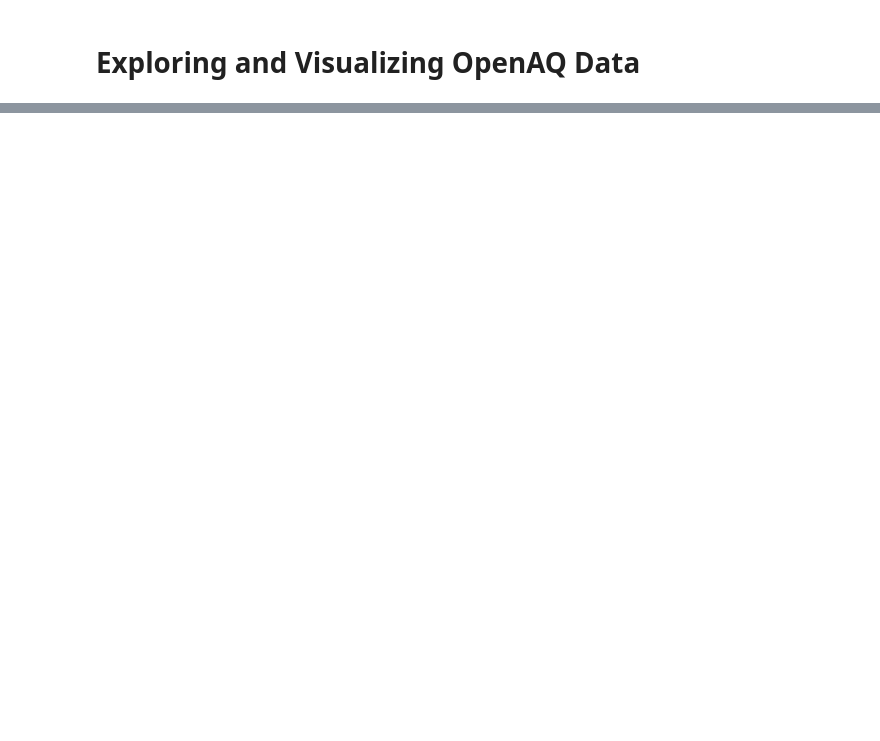
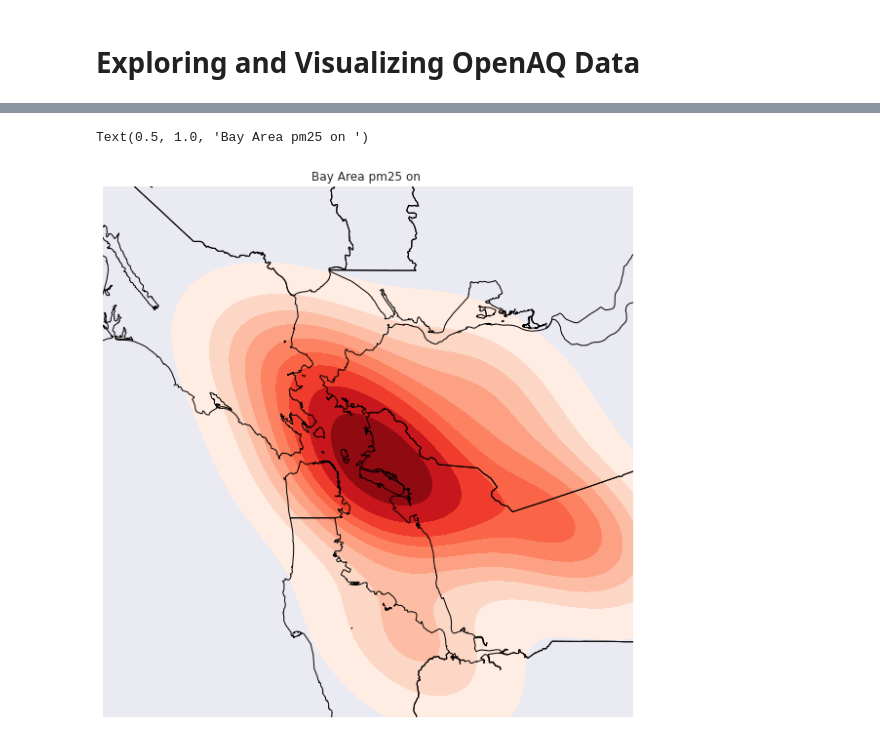
Before and after one commit to UCB-stat-159-s22/hw07-group13, a Jupyter notebook: ExplorationAndVisualization.ipynb, the cells around one changed output, grey strips where cells are left out. Drawn from its saved outputs; the diff is of its cells as text; code cells hidden in the pictures; blank space fills up the shorter version.

```diff
--- a/ExplorationAndVisualization.ipynb
+++ b/ExplorationAndVisualization.ipynb
@@ -144,0 +149,5 @@ darkday
+# %%
+test = api.measurements(city='San Francisco-Oakland-Fremont', date_from='2020-09-07', date_to='2020-09-08', df=True, limit=1000)
+test = test[test['parameter'] == 'pm25']
+test = test[test['date.utc'] == '2020-09-07 13:00:00+00:00']
+test
@@ -144,0 +167,5 @@ darkday
+# %%
+geometry = [Point(xy) for xy in zip(test['coordinates.longitude'], test['coordinates.latitude'])]
+gdf = GeoDataFrame(test, geometry=geometry)
+
+gdf
@@ -144,0 +185,31 @@ darkday
+# %%
+proj = gcrs.AlbersEqualArea(central_latitude=37.8711428, central_longitude=-122.3714777)
+fig= plt.figure(figsize=(10, 10))
+ax1 = plt.subplot(111, projection=proj)
+
+gplt.kdeplot(
+    gdf,
+    cmap='Reds',
+    projection=proj,
+    shade=True, thresh=0.05,
+    ax=ax1
+)
+gplt.polyplot(world, zorder=1, ax=ax1)
+ax1.axis(xmin=-50000,xmax=60000, ymin=-60000, ymax=50000)
+ax1.set_title("Bay Area pm25 on ")
+
+# gplt.kdeplot(
+#     nyc_collision_factors[
+#         nyc_collision_factors['CONTRIBUTING FACTOR VEHICLE 1'] == "Lost Consciousness"
+#     ],
+#     cmap='Reds',
+#     projection=proj,
+#     shade=True, thresh=0.05,
+#     clip=nyc_boroughs.geometry,
+#     ax=ax2
+# )
+# gplt.polyplot(nyc_boroughs, zorder=1, ax=ax2)
+# ax2.set_title("Loss of Consciousness Crashes, 2016")
+# %% [output]
+Text(0.5, 1.0, 'Bay Area pm25 on ')
+[figure, added]
```
Also changed, not shown: parts of 17 cells of this notebook, 1 other file.
